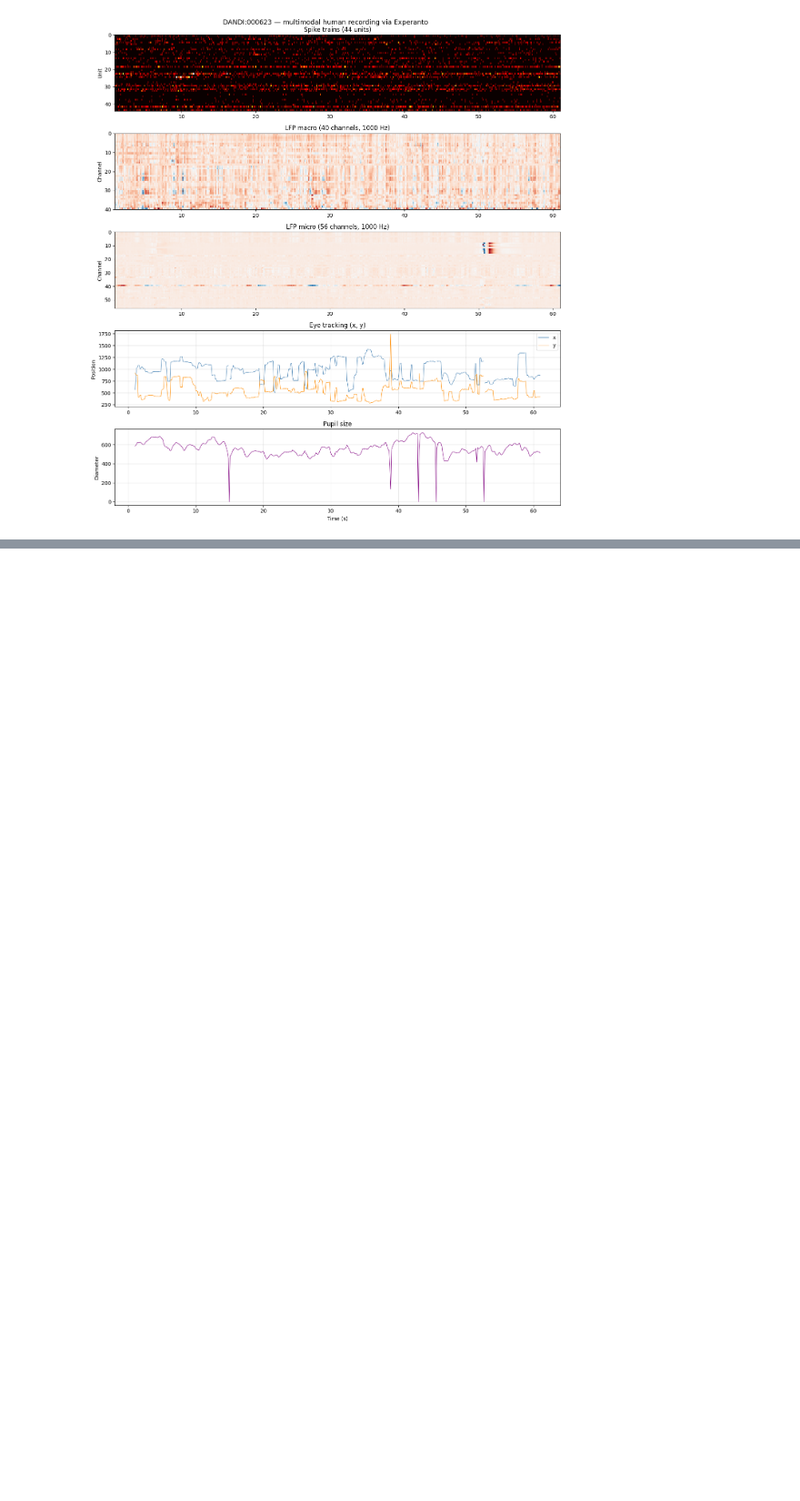
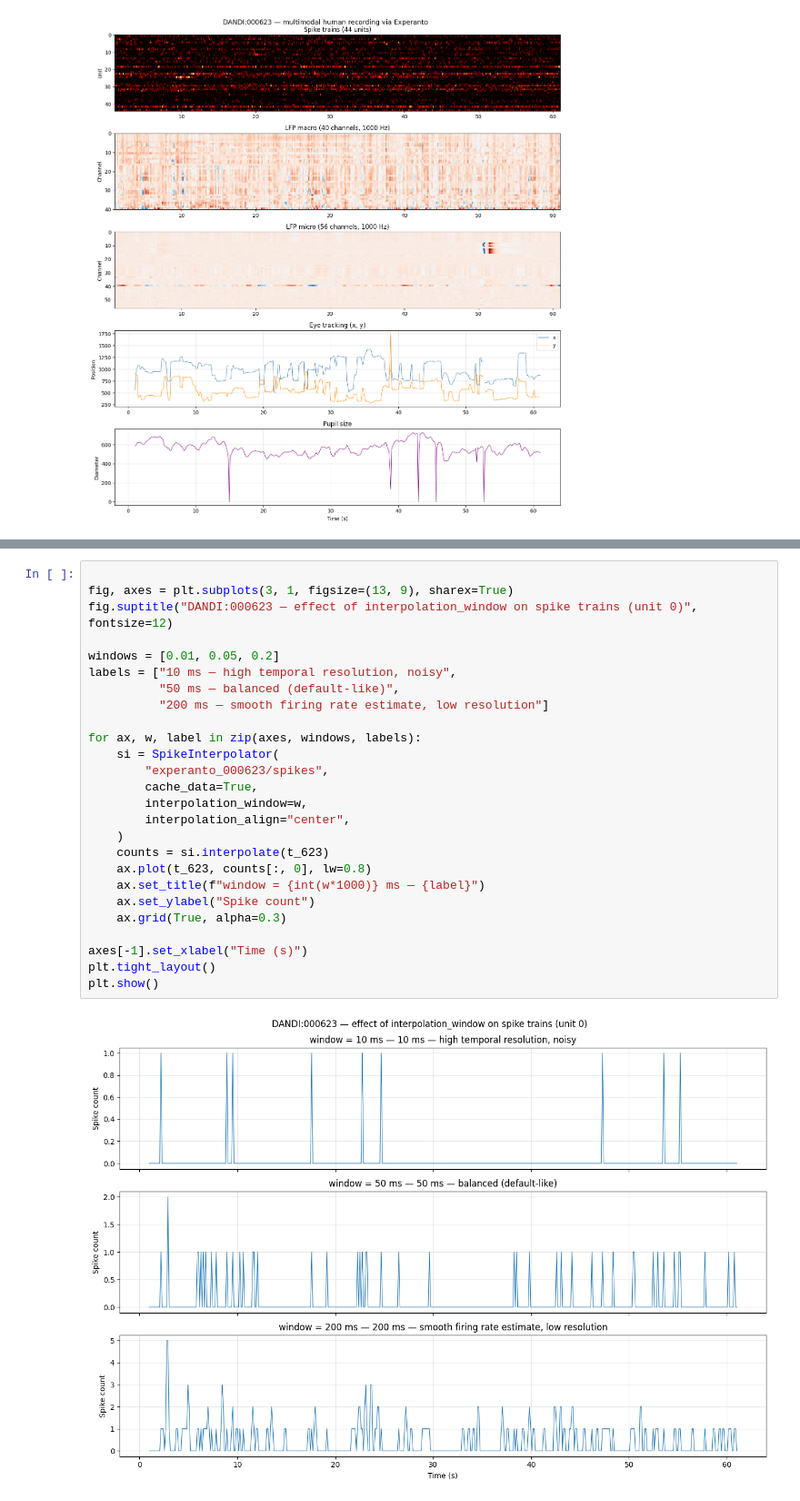
Before and after one commit to sensorium-competition/experanto, a Jupyter notebook: examples/dandi_experanto_example.ipynb, the cells around one changed output, grey strips where cells are left out. Shown at 91% size. Drawn from its saved outputs; the diff is of its cells as text; blank space fills up the shorter version.

```diff
--- a/examples/dandi_experanto_example.ipynb
+++ b/examples/dandi_experanto_example.ipynb
@@ -541,0 +583,28 @@ io623.close()
+# %%
+
+fig, axes = plt.subplots(3, 1, figsize=(13, 9), sharex=True)
+fig.suptitle("DANDI:000623 — effect of interpolation_window on spike trains (unit 0)", fontsize=12)
+
+windows = [0.01, 0.05, 0.2]
+labels = ["10 ms — high temporal resolution, noisy",
+          "50 ms — balanced (default-like)",
+          "200 ms — smooth firing rate estimate, low resolution"]
+
+for ax, w, label in zip(axes, windows, labels):
+    si = SpikeInterpolator(
+        "experanto_000623/spikes",
+        cache_data=True,
+        interpolation_window=w,
+        interpolation_align="center",
+    )
+    counts = si.interpolate(t_623)
+    ax.plot(t_623, counts[:, 0], lw=0.8)
+    ax.set_title(f"window = {int(w*1000)} ms — {label}")
+    ax.set_ylabel("Spike count")
+    ax.grid(True, alpha=0.3)
+
+axes[-1].set_xlabel("Time (s)")
+plt.tight_layout()
+plt.show()
+# %% [output]
+[figure, added]
```
Also changed, not shown: parts of 16 cells of this notebook.
